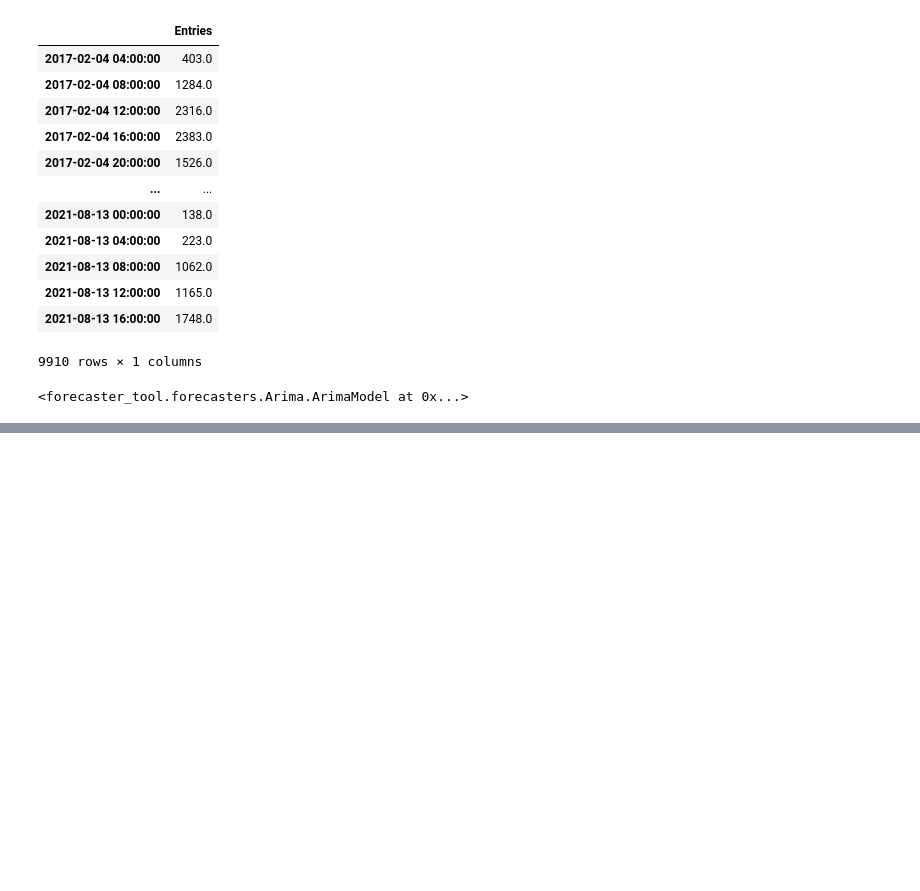
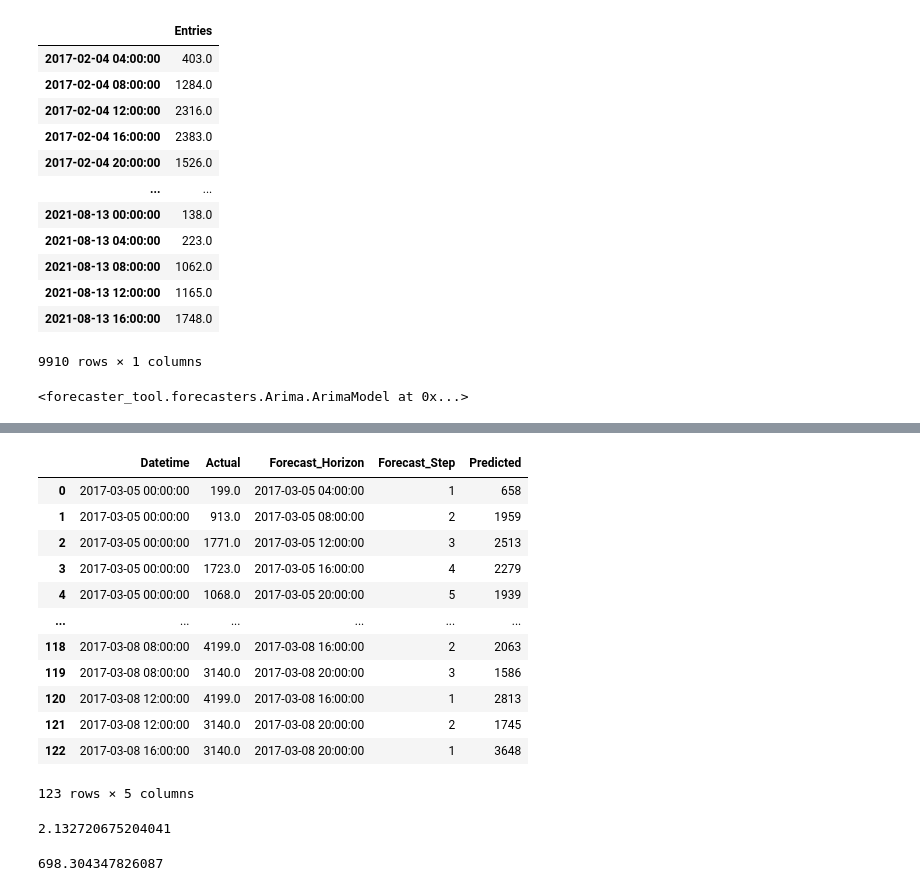
Before and after one commit to wang-yiche/DS5500-Project, a Jupyter notebook: Untitled.ipynb, the cells around one changed output, grey strips where cells are left out. Cells and saved outputs as stored; diff of their text form; code cells hidden in the pictures; blank space fills up the shorter version.

```diff
--- a/Untitled.ipynb
+++ b/Untitled.ipynb
@@ -63,0 +64,26 @@ plt.show()
+# %%
+d
+# %% [output]
+|  | Datetime | Actual | Forecast_Horizon | Forecast_Step | Predicted |
+| 0 | 2017-03-05 00:00:00 | 199.0 | 2017-03-05 04:00:00 | 1 | 658 |
+| 1 | 2017-03-05 00:00:00 | 913.0 | 2017-03-05 08:00:00 | 2 | 1959 |
+| 2 | 2017-03-05 00:00:00 | 1771.0 | 2017-03-05 12:00:00 | 3 | 2513 |
+| 3 | 2017-03-05 00:00:00 | 1723.0 | 2017-03-05 16:00:00 | 4 | 2279 |
+| 4 | 2017-03-05 00:00:00 | 1068.0 | 2017-03-05 20:00:00 | 5 | 1939 |
+| ... | ... | ... | ... | ... | ... |
+| 118 | 2017-03-08 08:00:00 | 4199.0 | 2017-03-08 16:00:00 | 2 | 2063 |
+| 119 | 2017-03-08 08:00:00 | 3140.0 | 2017-03-08 20:00:00 | 3 | 1586 |
+| 120 | 2017-03-08 12:00:00 | 4199.0 | 2017-03-08 16:00:00 | 1 | 2813 |
+| 121 | 2017-03-08 12:00:00 | 3140.0 | 2017-03-08 20:00:00 | 2 | 1745 |
+| 122 | 2017-03-08 16:00:00 | 3140.0 | 2017-03-08 20:00:00 | 1 | 3648 |
+123 rows × 5 columns
+# %%
+from sklearn.metrics import mean_absolute_percentage_error, mean_squared_error, mean_absolute_error
+y_true = df['Actual']
+y_pred = df['Predicted']
+print(mean_absolute_percentage_error(y_true, y_pred))
+mean_squared_error(y_true, y_pred, squared=False)
+mean_absolute_error(y_true, y_pred)
+# %% [output]
+2.132720675204041
+698.304347826087
```
Also changed, not shown: parts of 3 cells of this notebook, 2 other files.
